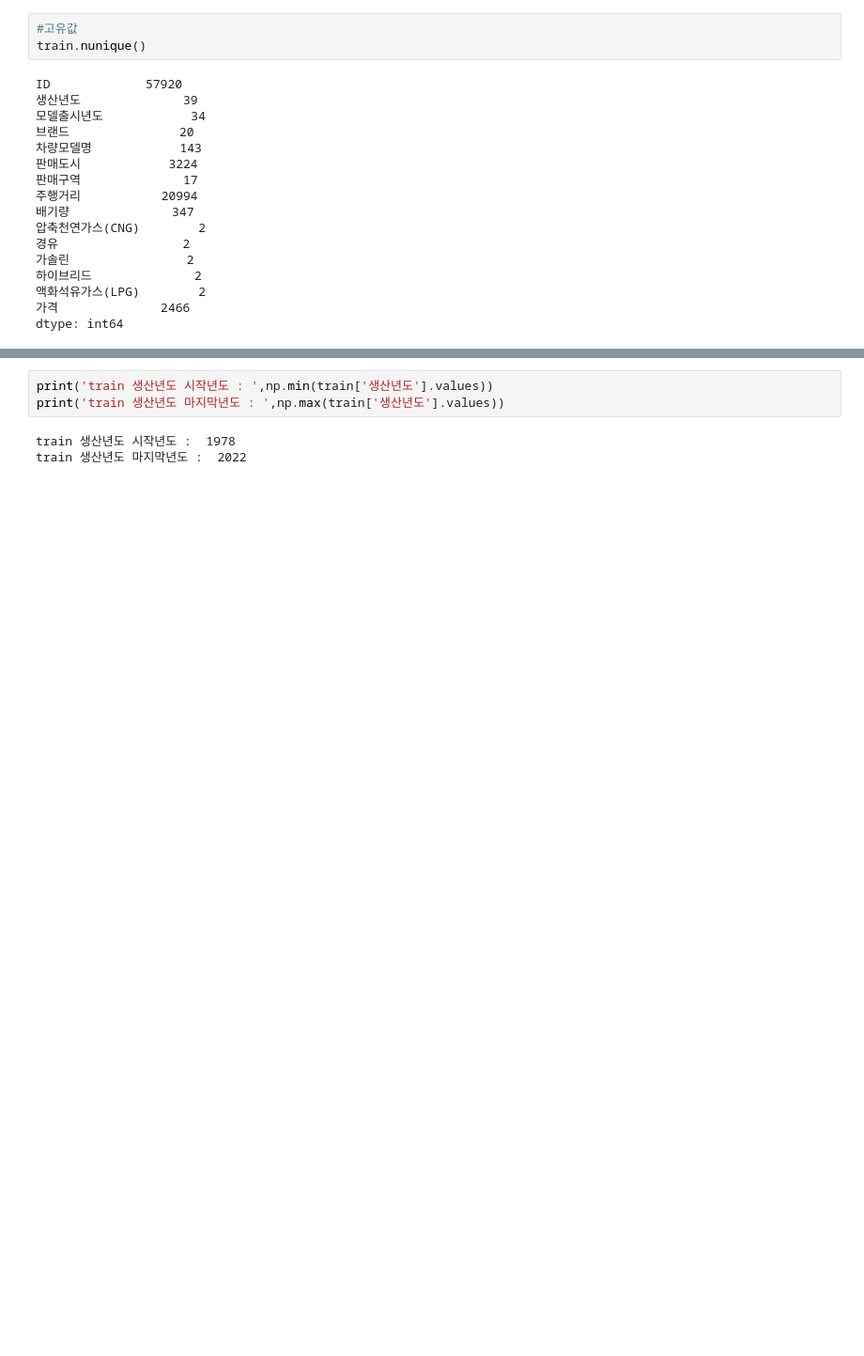
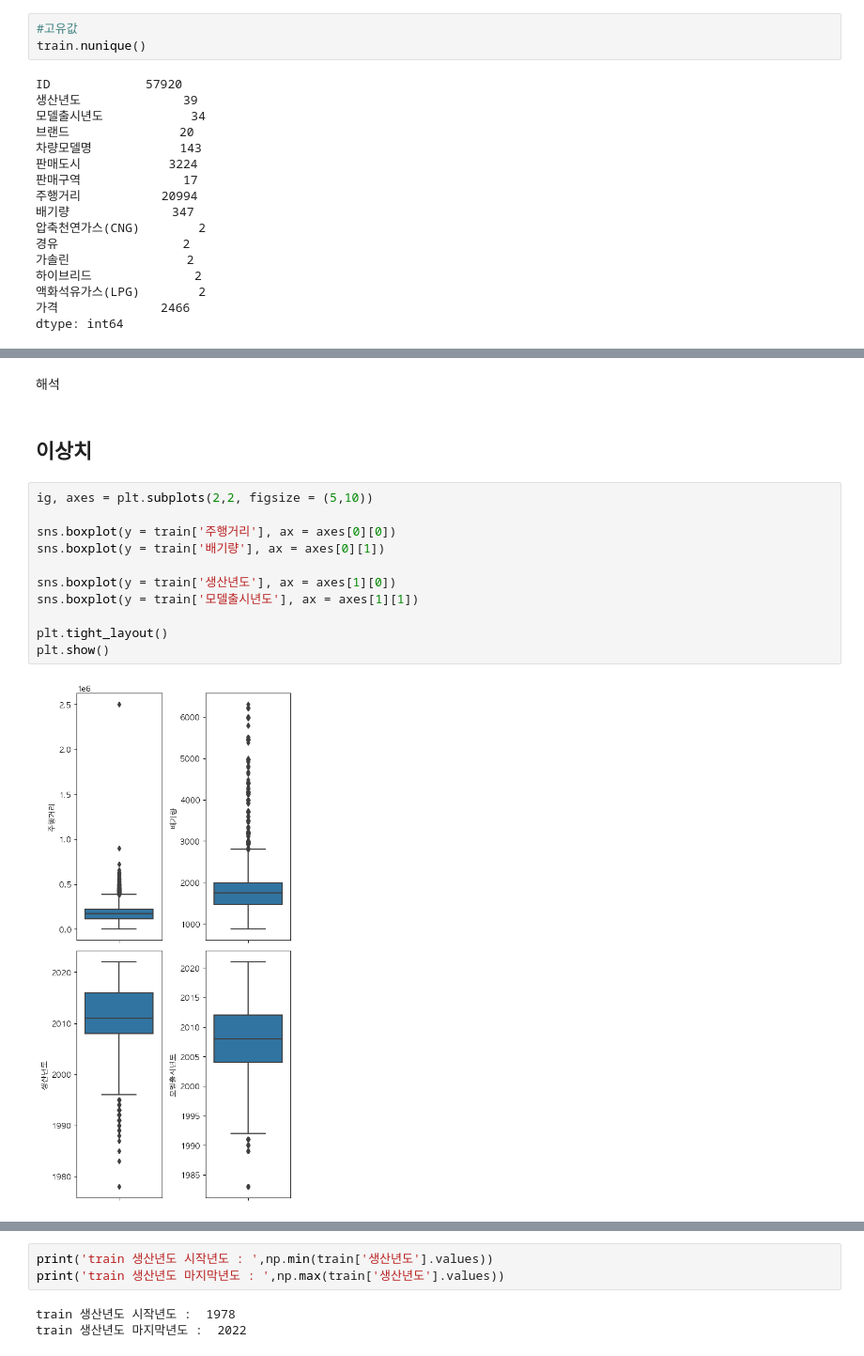
Before and after one commit to yyeseull/Side_Project, a Jupyter notebook: DACON/car_price/car_eda.ipynb, the cells around one changed output, grey strips where cells are left out. Shown at 94% size. Cells and saved outputs as stored; diff of their text form; blank space fills up the shorter version.

```diff
--- a/DACON/car_price/car_eda.ipynb
+++ b/DACON/car_price/car_eda.ipynb
@@ -127,0 +159,17 @@ dtype: int64
+# %% [markdown]
+해석
+# %% [markdown]
+## 이상치
+# %%
+ig, axes = plt.subplots(2,2, figsize = (5,10))
+
+sns.boxplot(y = train['주행거리'], ax = axes[0][0])
+sns.boxplot(y = train['배기량'], ax = axes[0][1])
+
+sns.boxplot(y = train['생산년도'], ax = axes[1][0])
+sns.boxplot(y = train['모델출시년도'], ax = axes[1][1])
+
+plt.tight_layout()
+plt.show()
+# %% [output]
+[figure, added]
```
Also changed, not shown: parts of 28 cells of this notebook.
